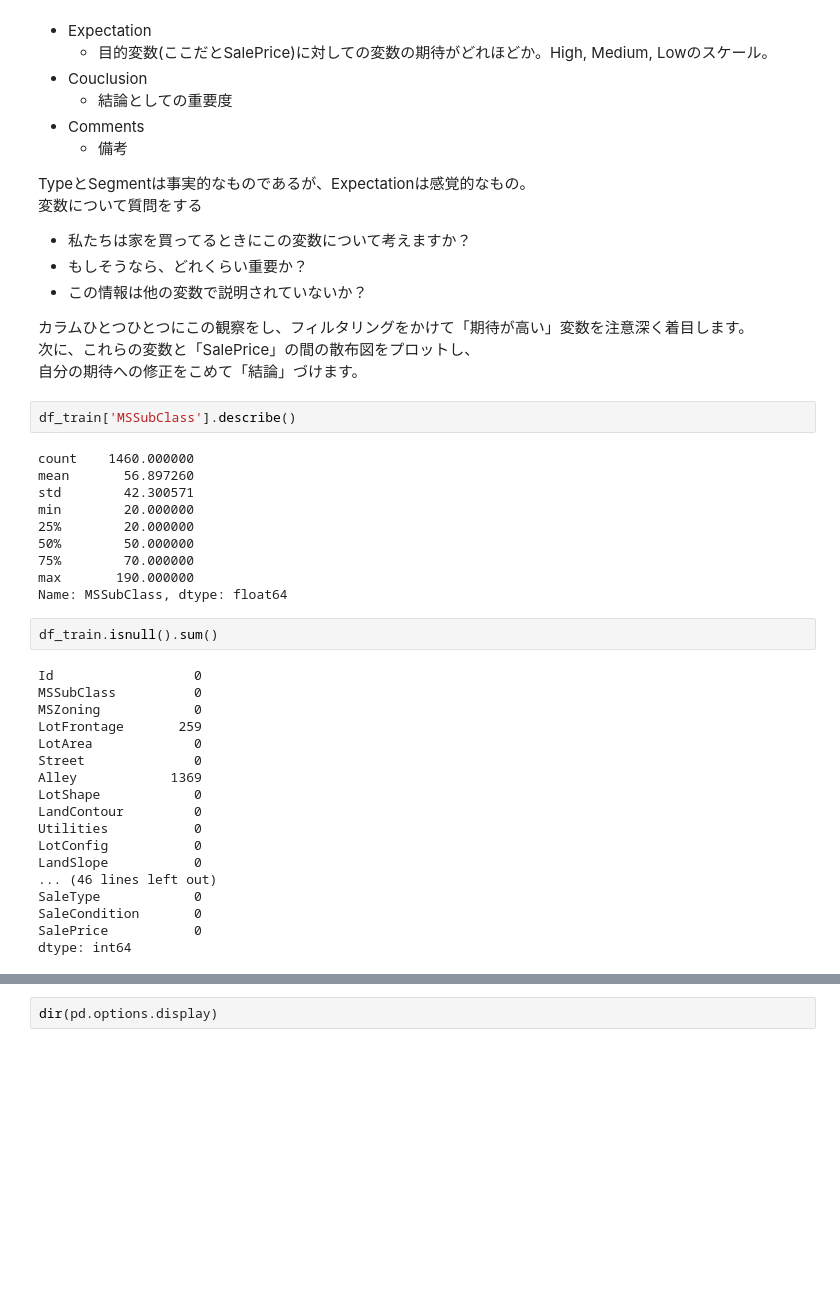
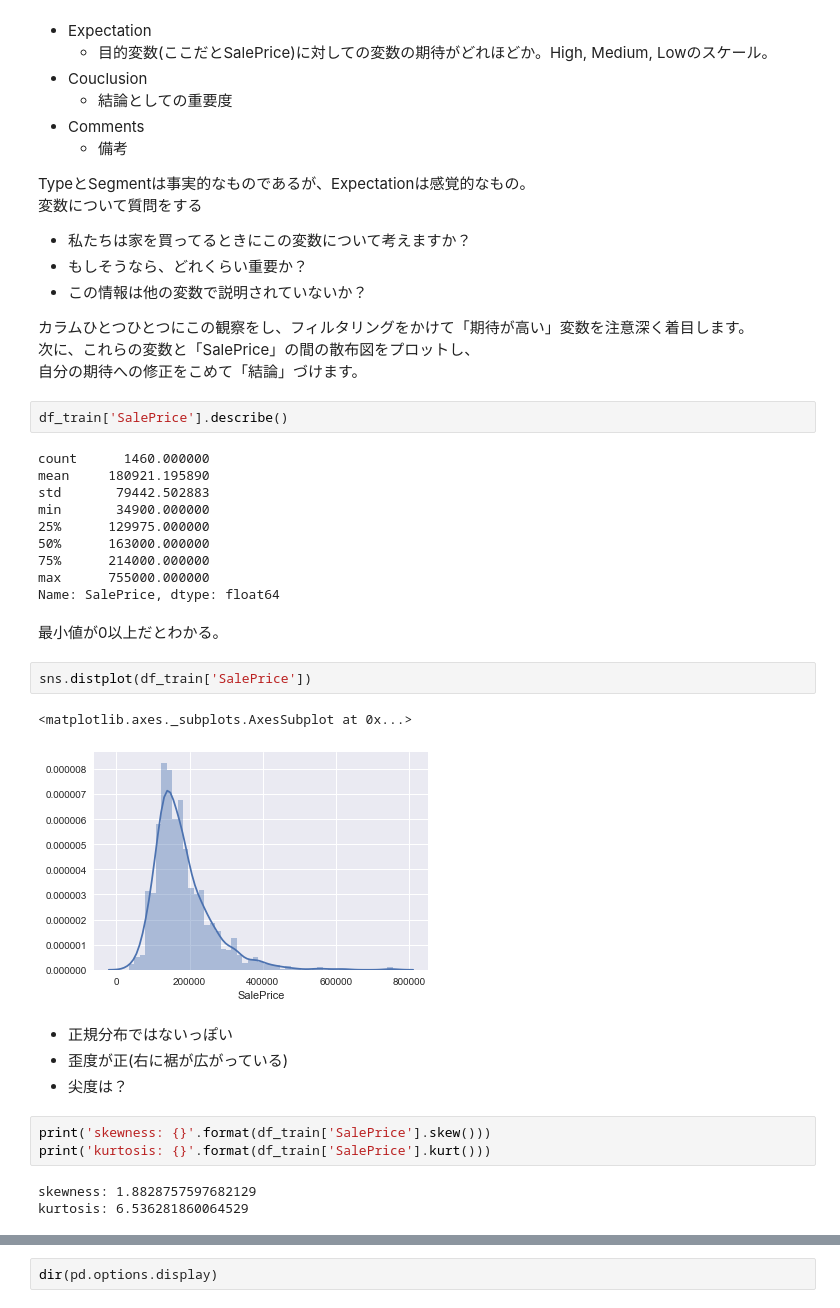
Before and after one commit to kazukousen/kaggle_sample, a Jupyter notebook: House Prices.ipynb, the cells around one changed output, grey strips where cells are left out. Saved outputs shown, nothing was run; the diff lists cells and outputs as text; blank space fills up the shorter version.

```diff
--- a/House Prices.ipynb
+++ b/House Prices.ipynb
@@ -68,34 +68,31 @@ TypeとSegmentは事実的なものであるが、Expectationは感覚的なも
 次に、これらの変数と「SalePrice」の間の散布図をプロットし、
 自分の期待への修正をこめて「結論」づけます。
 # %%
-df_train['MSSubClass'].describe()
+df_train['SalePrice'].describe()
 # %% [output]
-count    1460.000000
-mean       56.897260
-std        42.300571
-min        20.000000
-25%        20.000000
-50%        50.000000
-75%        70.000000
-max       190.000000
-Name: MSSubClass, dtype: float64
+count      1460.000000
+mean     180921.195890
+std       79442.502883
+min       34900.000000
+25%      129975.000000
+50%      163000.000000
+75%      214000.000000
+max      755000.000000
+Name: SalePrice, dtype: float64
-# %%
-df_train.isnull().sum()
-# %% [output]
-Id                  0
-MSSubClass          0
-MSZoning            0
-LotFrontage       259
-LotArea             0
-Street              0
-Alley            1369
-LotShape            0
-LandContour         0
-Utilities           0
-LotConfig           0
-LandSlope           0
-... (46 lines left out)
-SaleType            0
-SaleCondition       0
-SalePrice           0
-dtype: int64
+# %% [markdown]
+最小値が0以上だとわかる。
+# %%
+sns.distplot(df_train['SalePrice'])
+# %% [output]
+<matplotlib.axes._subplots.AxesSubplot at 0x...>
+[figure, added]
+# %% [markdown]
+- 正規分布ではないっぽい
+- 歪度が正(右に裾が広がっている)
+- 尖度は？
+# %%
+print('skewness: {}'.format(df_train['SalePrice'].skew()))
+print('kurtosis: {}'.format(df_train['SalePrice'].kurt()))
+# %% [output]
+skewness: 1.8828757597682129
+kurtosis: 6.536281860064529
```
Also changed, not shown: parts of 8 cells of this notebook.
